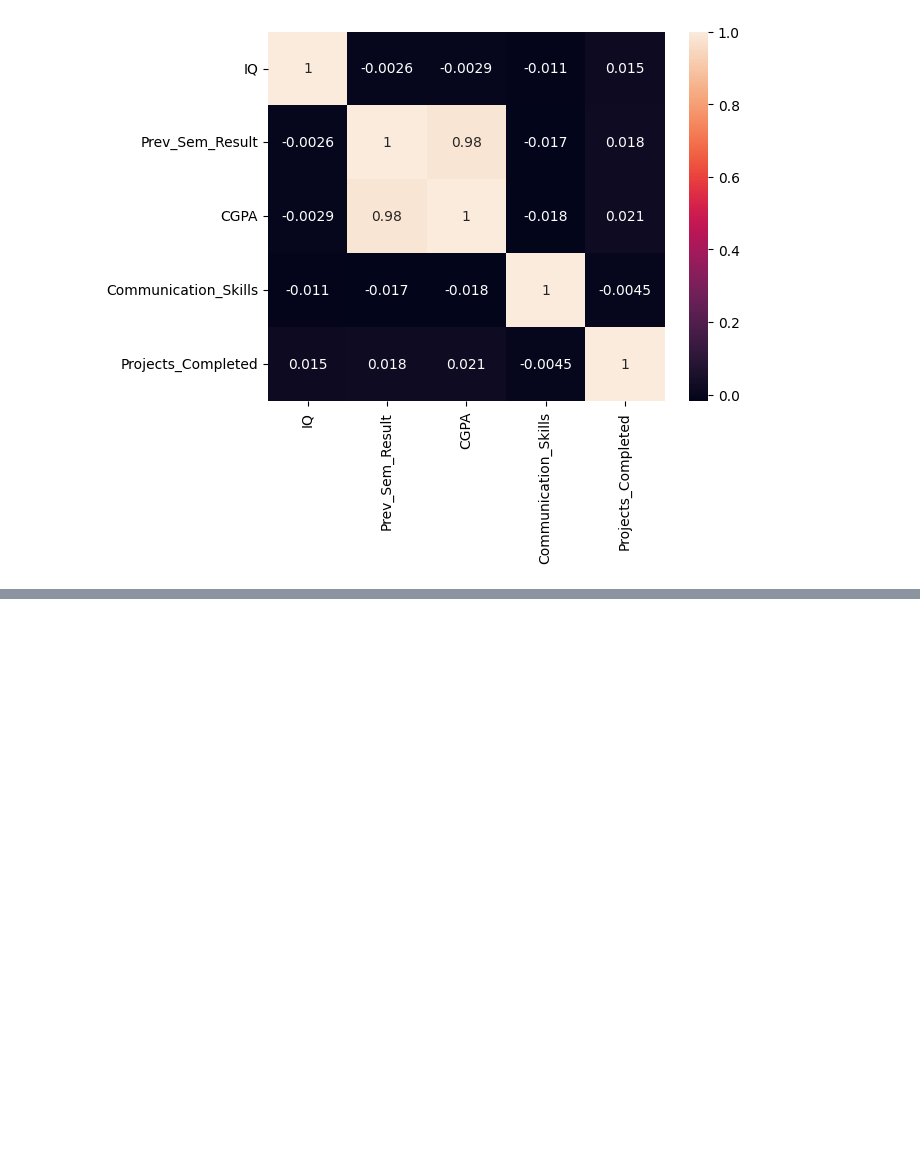
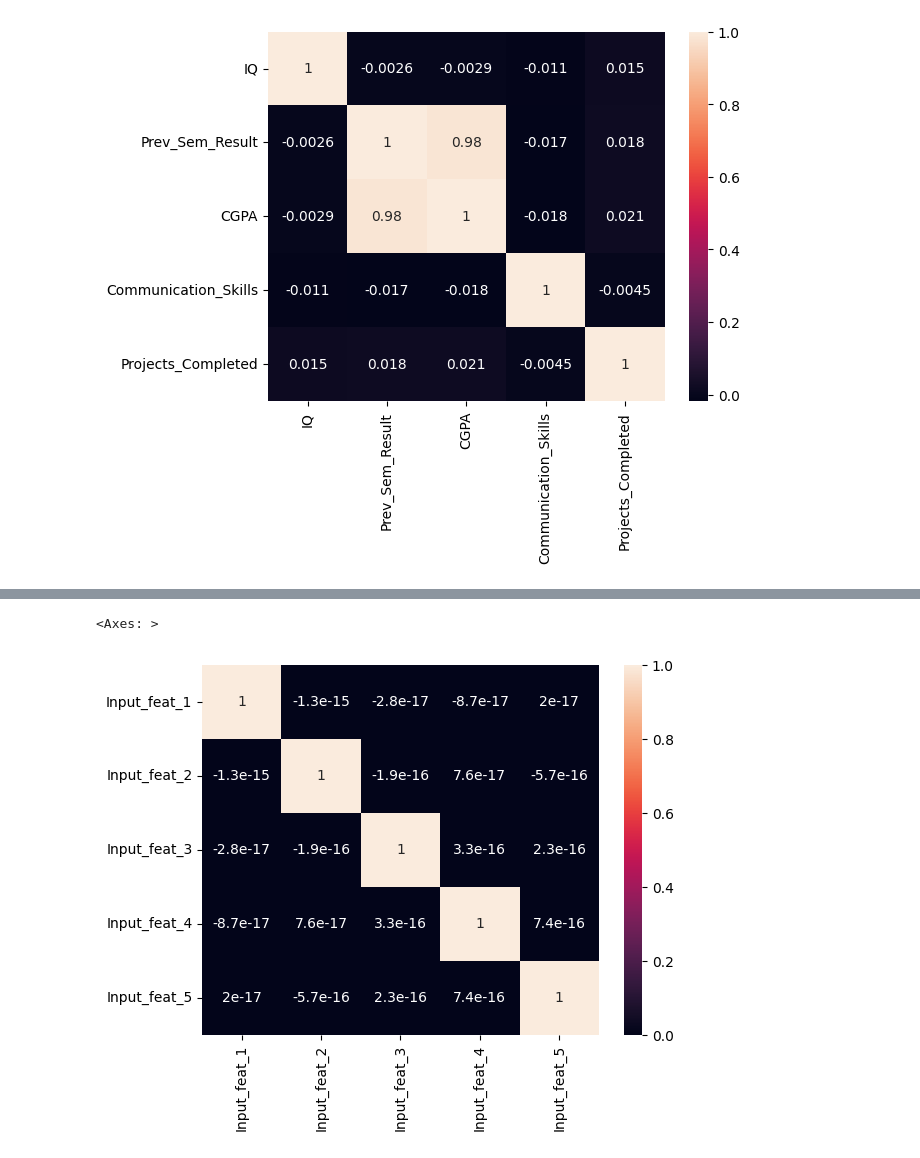
Before and after one commit to Ankit0974/Student-Placement-Predictor-, a Jupyter notebook: ds-project-1.ipynb, the cells around one changed output, grey strips where cells are left out. Cells and saved outputs as stored; diff of their text form; code cells hidden in the pictures; blank space fills up the shorter version.

Commit message:
updated code in sec-b, plotted the heatmap of pearson corrleation matrix of transformed data as well as along with target feature

```diff
--- a/ds-project-1.ipynb
+++ b/ds-project-1.ipynb
@@ -84,6 +85,6 @@ lamda = F[1]
 new_X = np.matmul(X,F[0])
 new_cov_mat = np.cov(new_X,rowvar=False)
 # %%
-new_features = pd.DataFrame(data=new_X,
+new_input_features = pd.DataFrame(data=new_X,
                             columns=["Input_feat_1", "Input_feat_2","Input_feat_3",
                                      "Input_feat_4","Input_feat_5"])
@@ -105,0 +107,5 @@ new_features
+# %%
+sns.heatmap(new_input_features.corr(),annot=True)
+# %% [output]
+<Axes: >
+[figure, added]
```
Also changed, not shown: parts of 5 cells of this notebook.
